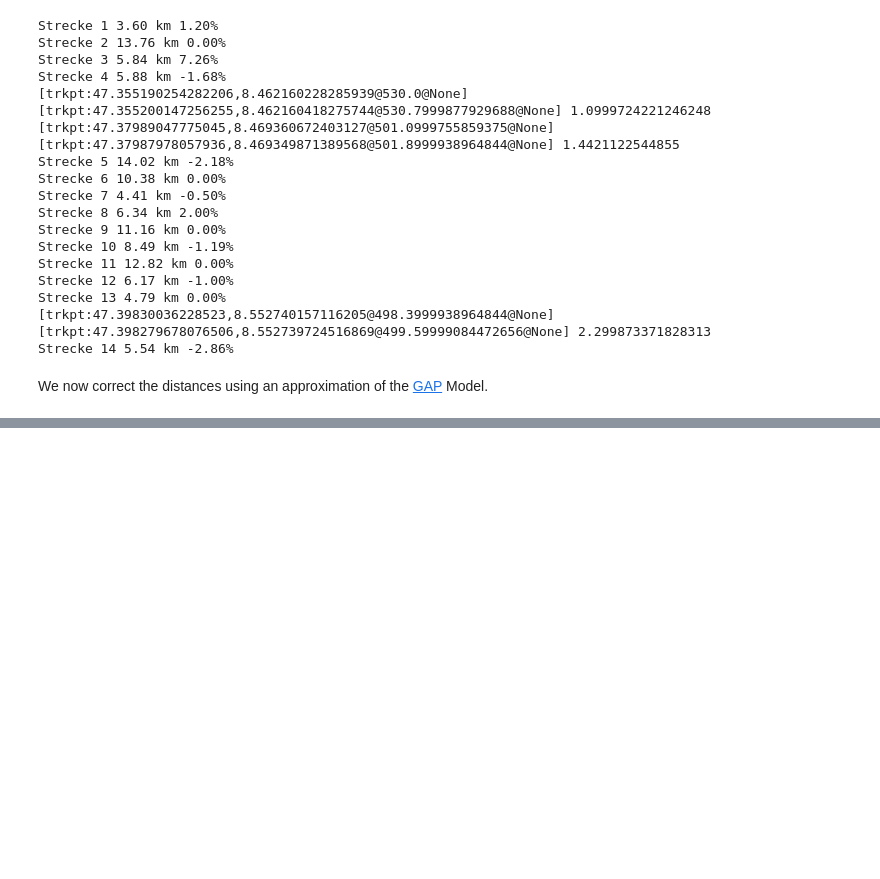
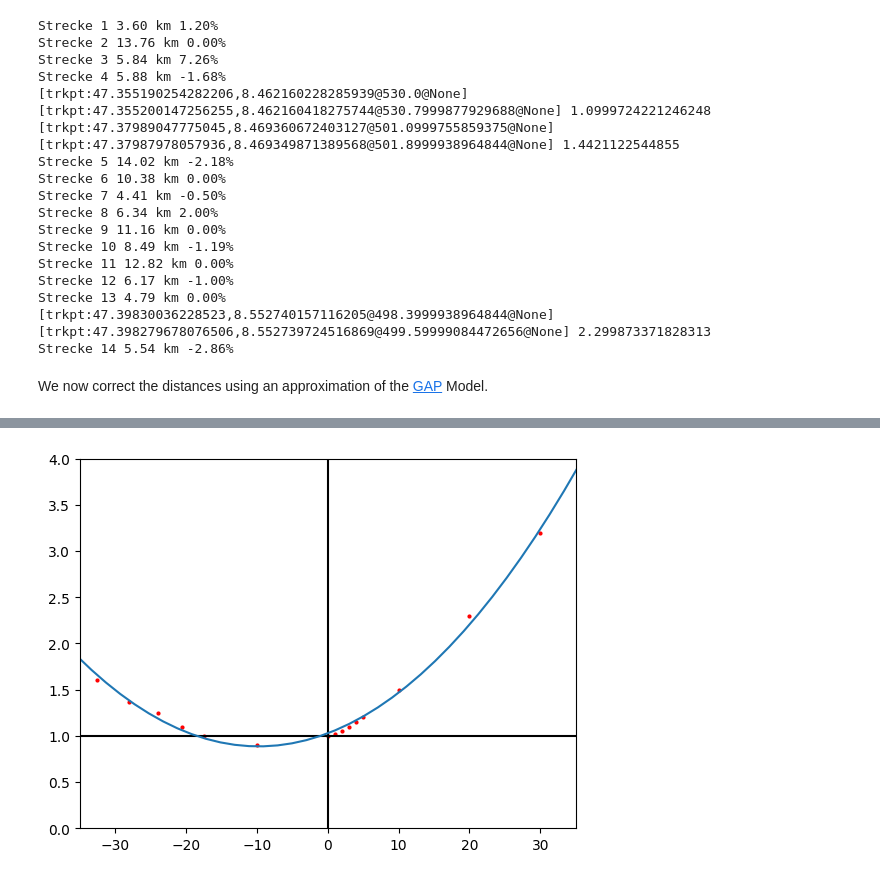
Before and after one commit to plaf2000/cassoela, a Jupyter notebook: distances/distances.ipynb, the cells around one changed output, grey strips where cells are left out. Cells and saved outputs as stored; diff of their text form; code cells hidden in the pictures; blank space fills up the shorter version.

```diff
--- a/distances/distances.ipynb
+++ b/distances/distances.ipynb
@@ -50,0 +104,34 @@ We now correct the distances using an approximation of the [GAP](https://medium.
+# %%
+obs_pts = np.array([
+    (0, 1),
+    (-10, .9),
+    (-17.5, 1),
+    (-20.5, 1.1),
+    (-24, 1.25),
+    (-28, 1.37),
+    (-32.5, 1.6),
+    (1, 1.02),
+    (2, 1.05),
+    (3, 1.1),
+    (4, 1.15),
+    (5, 1.2),
+    (10, 1.5),
+    (20, 2.3),
+    (30, 3.2)
+])
+
+obs_pts = obs_pts[obs_pts[:, 0].argsort()]
+r = Ridge()
+sq_comp = lambda x: np.stack((x, x**2)).T
+r.fit(sq_comp(obs_pts[:, 0]), obs_pts[:, 1].reshape(-1, 1))
+x = np.linspace(-100,100, 100)
+# plt.plot(obs_pts[:, 0], obs_pts[:,1])
+plt.vlines(0, -100, 100, "black")
+plt.hlines(1, -100, 100, "black")
+plt.plot(x, r.predict(sq_comp(x)))
+plt.scatter(obs_pts[:, 0], obs_pts[:, 1], color="red", s=4)
+plt.xlim([-35, 35])
+plt.ylim([0, 4])
+plt.show()
+# %% [output]
+[figure, added]
```
Also changed, not shown: parts of 2 cells of this notebook, 3 other files.
